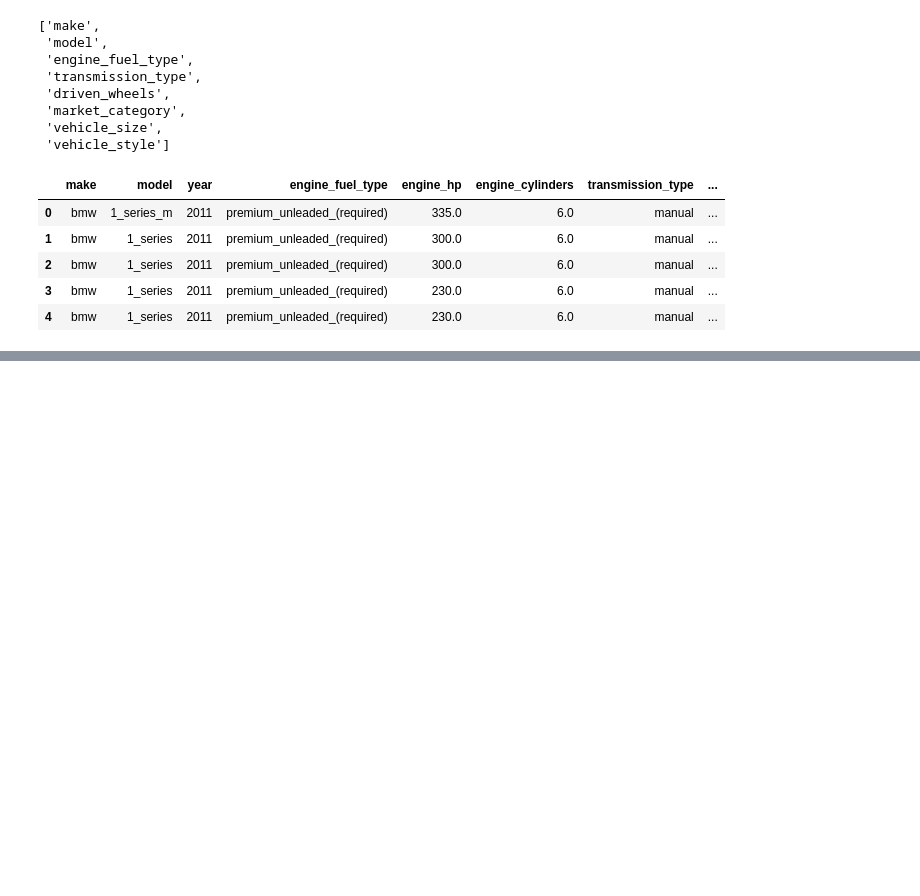
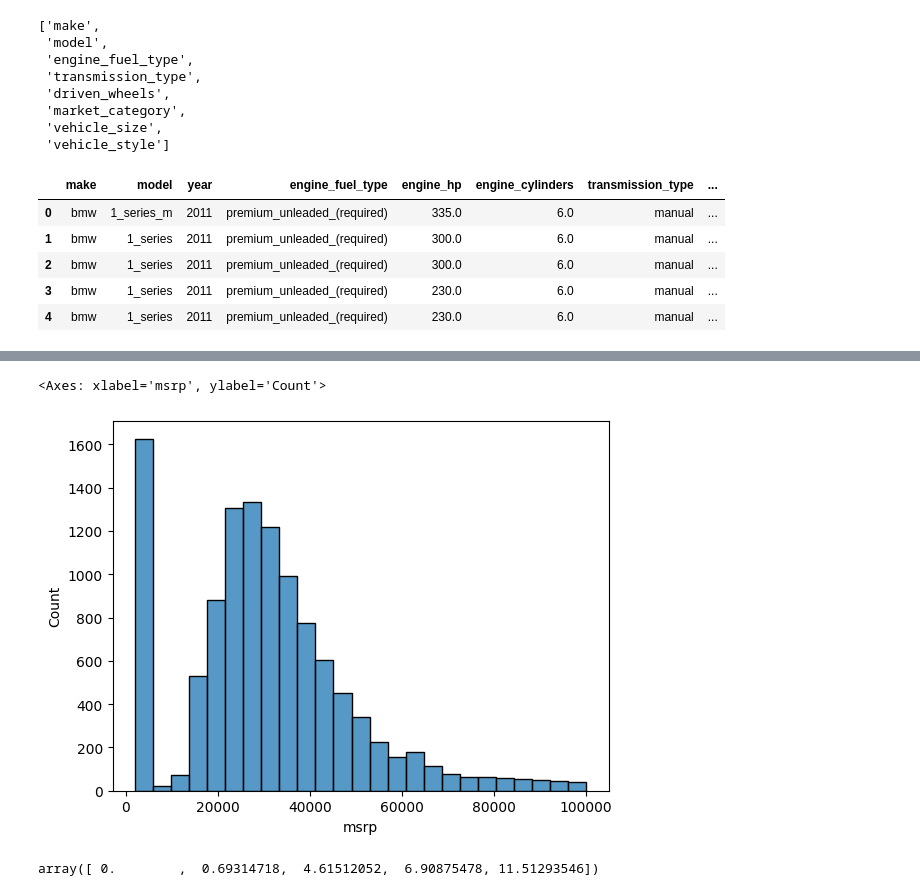
Before and after one commit to PABLOAFLORES/ML-ZOOMCAMP-HOMEWORK, a Jupyter notebook: 2.Regresion Lineal/Regresion Lineal.ipynb, the cells around one changed output, grey strips where cells are left out. Drawn from its saved outputs; the diff is of its cells as text; code cells hidden in the pictures; blank space fills up the shorter version.

```diff
--- a/2.Regresion Lineal/Regresion Lineal.ipynb
+++ b/2.Regresion Lineal/Regresion Lineal.ipynb
@@ -34,0 +77,13 @@ df.head()
+# %%
+# Graficamos un histograma con los valores de precios
+sns.histplot(df.msrp[df.msrp < 100000], bins=25)
+# En este caso es una distribucion de cola larga, y con valores atipicos 100 que es el valor minimo pagina
+# Comun en ventas, internet y big data
+# %% [output]
+<Axes: xlabel='msrp', ylabel='Count'>
+[figure, added]
+# %%
+# Ejemplo Logaritmo natural se aplica sobre los valores para ver si toman distribucion normal
+np.log1p([0 , 1, 100, 1000, 100000]) #Logaritmo natural datos( suma uno al log 1p)
+# %% [output]
+array([ 0.        ,  0.69314718,  4.61512052,  6.90875478, 11.51293546])
```
Also changed, not shown: parts of 10 cells of this notebook.
